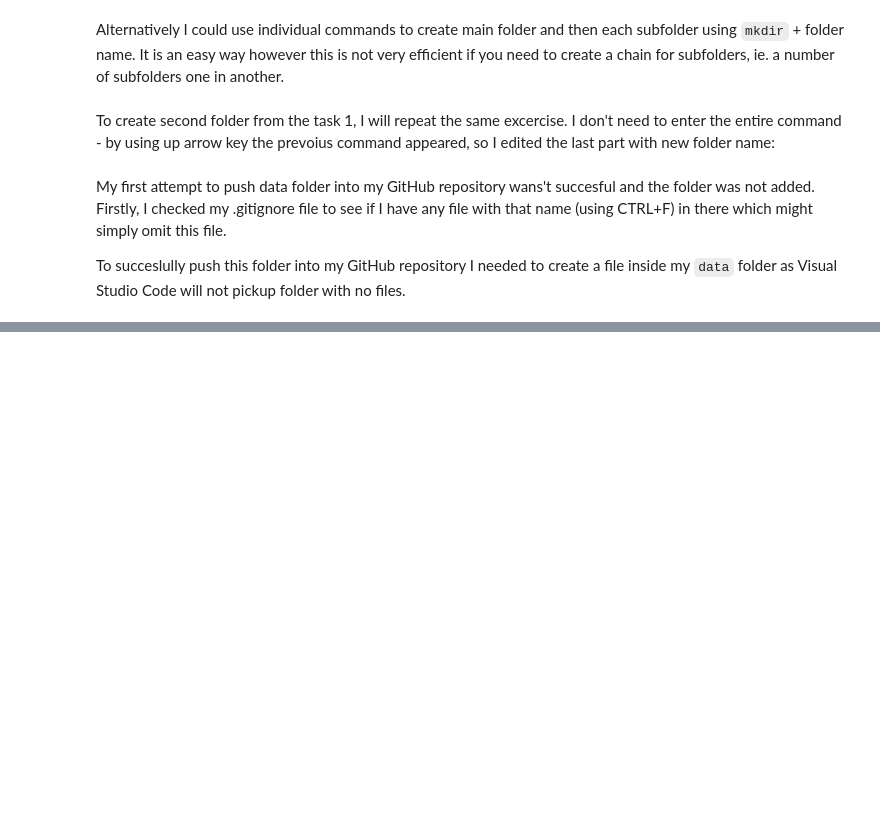
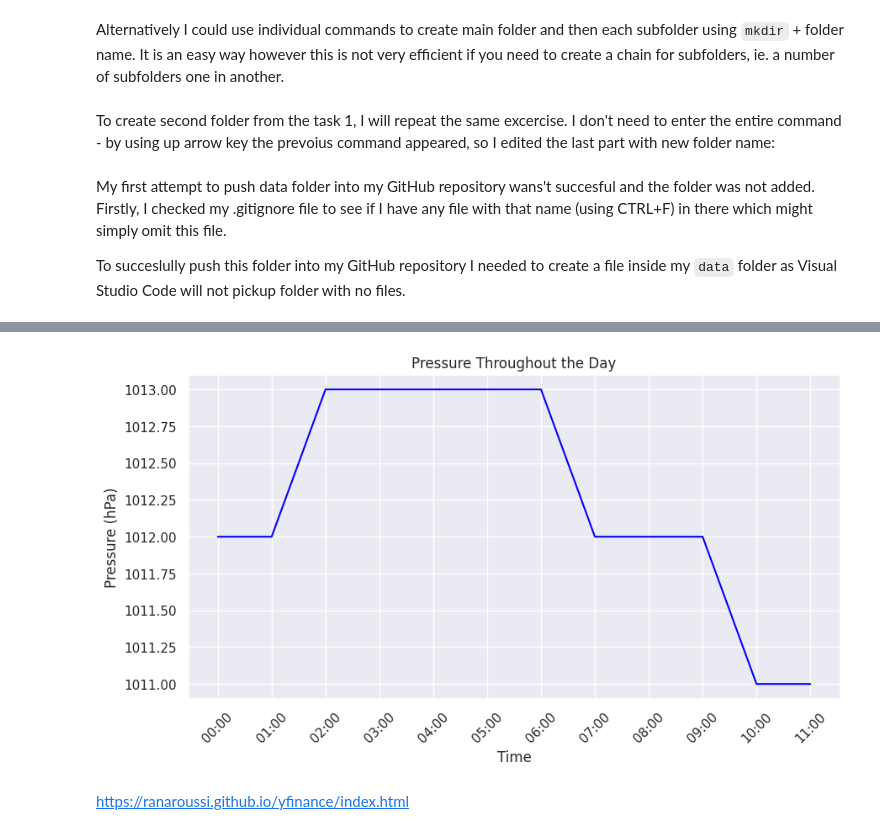
Before and after one commit to mondbr/computer_infrastructure, a Jupyter notebook: weather.ipynb, the cells around one changed output, grey strips where cells are left out. Saved outputs shown, nothing was run; the diff lists cells and outputs as text; code cells hidden in the pictures; blank space fills up the shorter version.

```diff
--- a/weather.ipynb
+++ b/weather.ipynb
@@ -40,0 +123,15 @@ To succeslully push this folder into my GitHub repository I needed to create a f
+# %%
+import seaborn as sns
+
+sns.set_theme(style='darkgrid')
+plt.figure(figsize=(10, 5))
+sns.lineplot(x='reportTime', y='pressure', data=data, color='blue')
+plt.title('Pressure Throughout the Day')
+plt.xlabel('Time')
+plt.ylabel('Pressure (hPa)')
+plt.xticks(rotation=45)
+plt.show()
+# %% [output]
+[figure, added]
+# %% [markdown]
+https://ranaroussi.github.io/yfinance/index.html
```
Also changed, not shown: parts of 10 cells of this notebook, 2 other files.
